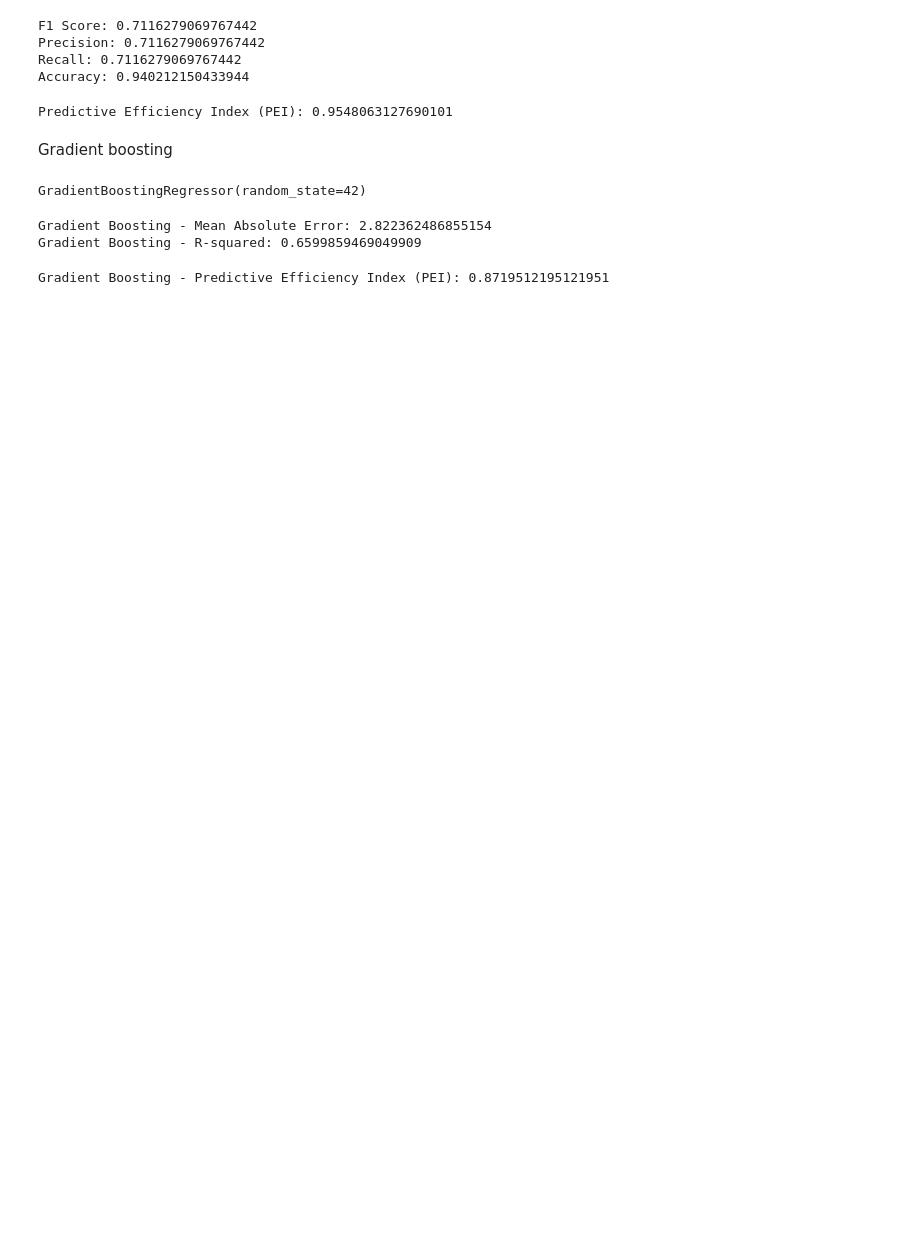
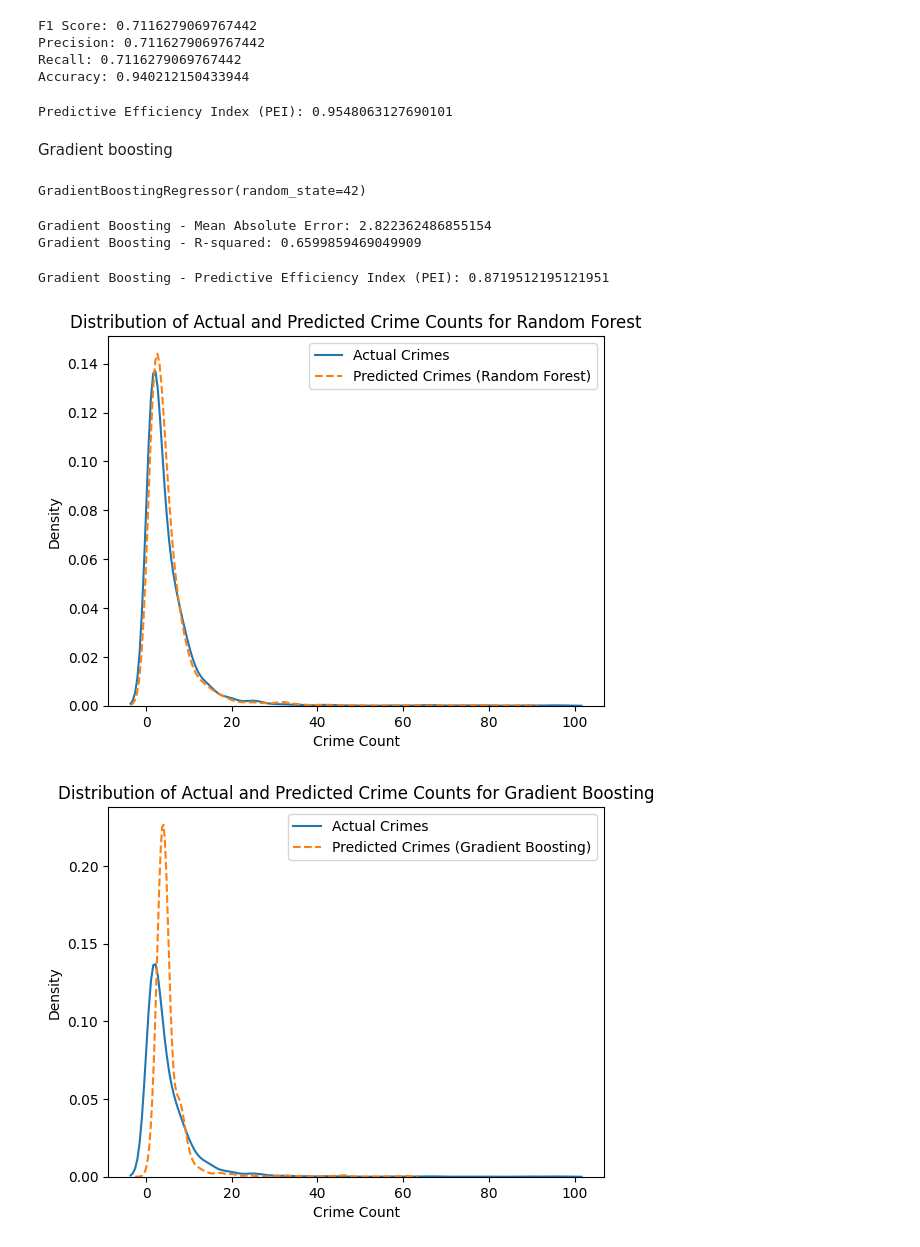
Before and after one commit to GVSU-CIS635/gvsu-cis635-term-project-crime-hotspot-analysis, a Jupyter notebook: Untitled14.ipynb, the cells around one changed output. Drawn from its saved outputs; the diff is of its cells as text; code cells hidden in the pictures; blank space fills up the shorter version.

```diff
--- a/Untitled14.ipynb
+++ b/Untitled14.ipynb
@@ -365,0 +369,47 @@ Gradient Boosting - Predictive Efficiency Index (PEI): 0.8719512195121951
+# %%
+def plot_distribution(actual, predicted, model_name):
+  """
+  Plots the distribution of actual and predicted crime counts for a given model.
+
+  Args:
+    actual: Array of actual crime counts.
+    predicted: Array of predicted crime counts.
+    model_name: String name of the model used.
+  """
+  sns.kdeplot(actual, label="Actual Crimes")
+  sns.kdeplot(predicted, label=f"Predicted Crimes ({model_name})", linestyle="--")
+  plt.xlabel("Crime Count")
+  plt.ylabel("Density")
+  plt.title(f"Distribution of Actual and Predicted Crime Counts for {model_name}")
+  plt.legend()
+  plt.show()
+
+def plot_residuals(actual, predicted, model_name):
+  """
+  Plots the residuals (difference between actual and predicted crime counts) for a given model.
+
+  Args:
+    actual: Array of actual crime counts.
+    predicted: Array of predicted crime counts.
+    model_name: String name of the model used.
+  """
+  sns.residplot(x=actual, y=predicted - actual, label=f"Residuals ({model_name})")
+  plt.xlabel("Actual Crime Count")
+  plt.ylabel("Predicted - Actual Crime Count")
+  plt.title(f"Residuals for {model_name} Model")
+  plt.legend()
+  plt.show()
+# %%
+# Assuming you have already trained your Random Forest and Gradient Boosting models
+
+random_forest_predictions = model.predict(X_test_numeric)
+gradient_boosting_predictions = gbm_model.predict(X_test_numeric)
+
+plot_distribution(y_test, random_forest_predictions, "Random Forest")
+plot_distribution(y_test, gradient_boosting_predictions, "Gradient Boosting")
+
+plot_residuals(y_test, random_forest_predictions, "Random Forest")
+plot_residuals(y_test, gradient_boosting_predictions, "Gradient Boosting")
+# %% [output]
+[figure, added]
+[figure, added]
```
Also changed, not shown: parts of 2 cells of this notebook.
